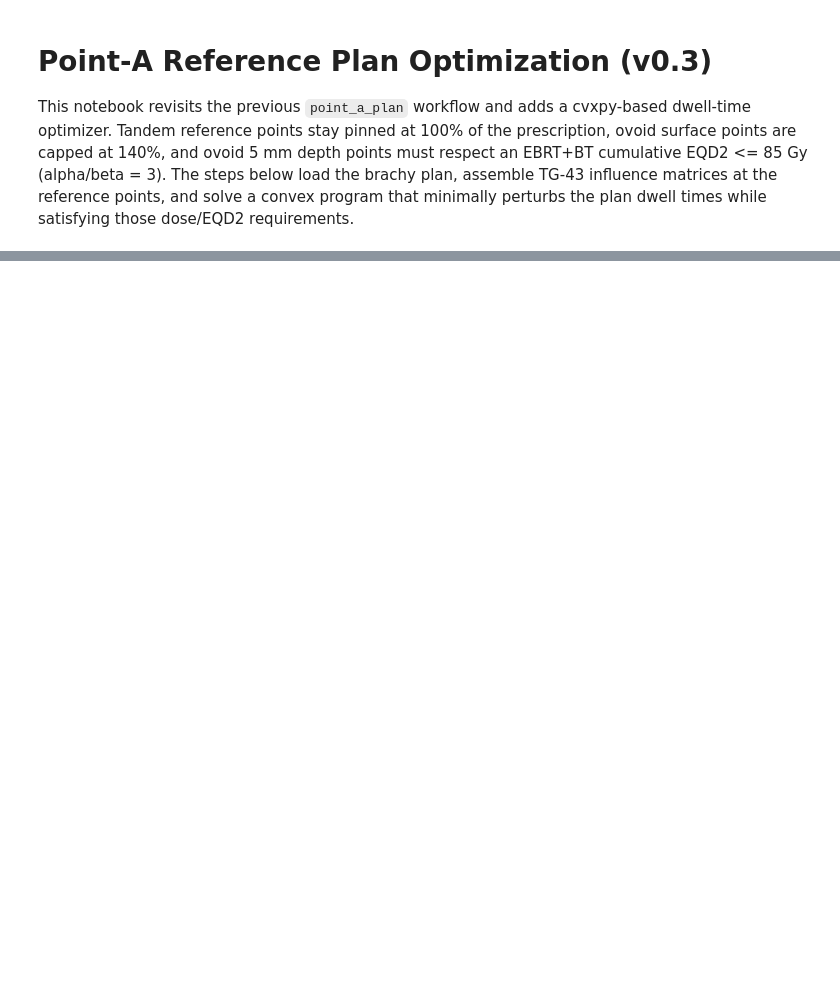
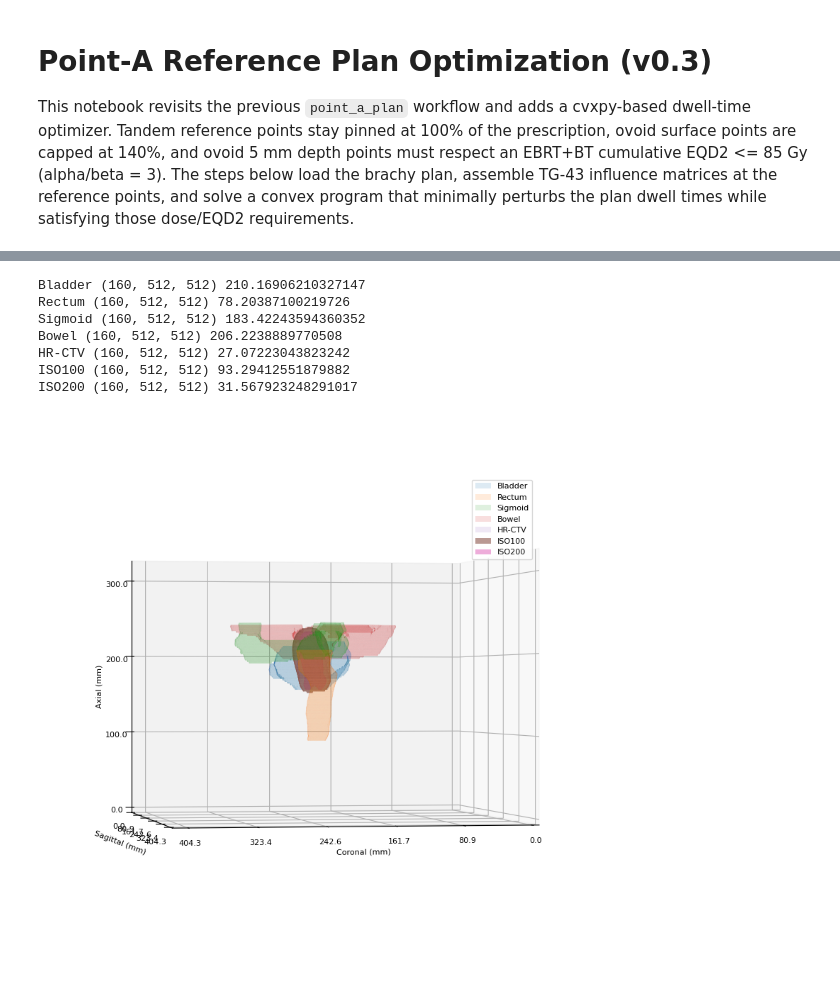
Before and after one commit to YeongHyeon/Dose_prediction_practice, a Jupyter notebook: point_a_plan_251120_04.ipynb, the cells around one changed output, grey strips where cells are left out. Saved outputs shown, nothing was run; the diff lists cells and outputs as text; code cells hidden in the pictures; blank space fills up the shorter version.

Commit message:
mask gen

```diff
--- a/point_a_plan_251120_04.ipynb
+++ b/point_a_plan_251120_04.ipynb
@@ -938,0 +1095,62 @@ plt.show()
+# %%
+import matplotlib.colors as mcolors
+from skimage import measure
+from mpl_toolkits.mplot3d.art3d import Poly3DCollection
+
+ct_image, ct_array, ct_metadata = dhelp.load_ct_volume(paths["ct"])
+rtstruct = chelp.load_rtstruct("/home/ypark6/dose_prediction/Case6_iso100_optimized_rtstruct.dcm")
+
+list_contour = ['Bladder', 'Rectum', 'Sigmoid', 'Bowel', 'HR-CTV', 'ISO100', 'ISO200']
+
+list_colors = list(mcolors.TABLEAU_COLORS.values())
+fontsize = 8
+tickstep = 100
+x_ticks = range(ct_metadata['size'][0])
+y_ticks = range(ct_metadata['size'][1])
+z_ticks = range(ct_metadata['size'][2])
+x_mms = np.array(x_ticks)*ct_metadata['spacing'][0]
+y_mms = np.array(y_ticks)*ct_metadata['spacing'][1]
+z_mms = np.array(z_ticks)*ct_metadata['spacing'][2]
+
+fig = plt.figure(figsize=(10, 10))
+ax = fig.add_subplot(111, projection='3d')
+
+for idx, name in enumerate(list_contour):
+    try: mask = chelp.rasterise_structure(rtstruct, name, ct_image)
+    except: continue
+    if mask is None: continue
+    print(name, mask.shape, np.sum(mask)*np.prod(ct_metadata['spacing'])/(10**3))
+
+    verts, faces, normals, values = measure.marching_cubes(mask.transpose(2,1,0), 0)
+    if 'ISO' in name:
+        alpha=0.6
+    else:
+        alpha=0.15
+    mesh = Poly3DCollection(verts[faces], alpha=alpha, label=name)
+    mesh.set_facecolor(list_colors[idx])
+    ax.add_collection3d(mesh)
+
+ax.set_xticks(ticks=x_ticks[::tickstep], labels=np.round(x_mms[::tickstep], 1), fontsize=fontsize)
+ax.set_yticks(ticks=y_ticks[::tickstep], labels=np.round(y_mms[::tickstep], 1), fontsize=fontsize)
+ax.set_zticks(ticks=z_ticks[::tickstep//2], labels=np.round(z_mms[::tickstep//2], 1), fontsize=fontsize)
+ax.set_xlabel('Coronal (mm)', fontsize=fontsize)
+ax.set_ylabel('Sagittal (mm)', fontsize=fontsize)
+ax.set_zlabel('Axial (mm)', fontsize=fontsize)
+ax.set_xlim(0, ct_metadata['size'][0])
+ax.set_ylim(0, ct_metadata['size'][1])
+ax.set_zlim(0, ct_metadata['size'][2])
+
+ax.view_init(elev=0, azim=80, roll=0)
+
+plt.legend(bbox_to_anchor=(0.9, 0.9), loc='upper right', fontsize=fontsize)
+plt.tight_layout()
+plt.show()
+# %% [output]
+Bladder (160, 512, 512) 210.16906210327147
+Rectum (160, 512, 512) 78.20387100219726
+Sigmoid (160, 512, 512) 183.42243594360352
+Bowel (160, 512, 512) 206.2238889770508
+HR-CTV (160, 512, 512) 27.07223043823242
+ISO100 (160, 512, 512) 93.29412551879882
+ISO200 (160, 512, 512) 31.567923248291017
+[figure, added]
```
Also changed, not shown: parts of 13 cells of this notebook, 2 other files.
